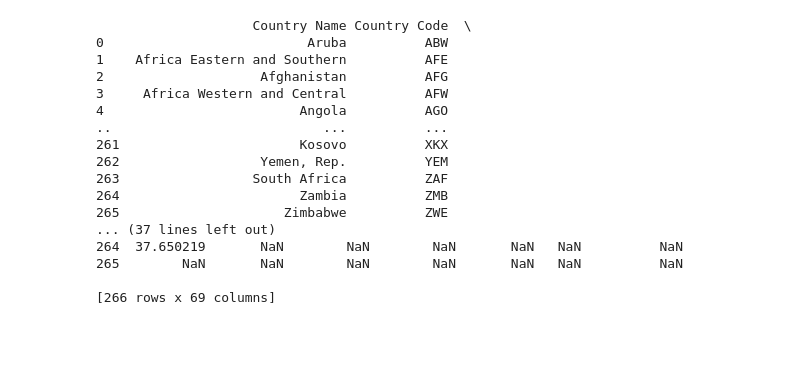
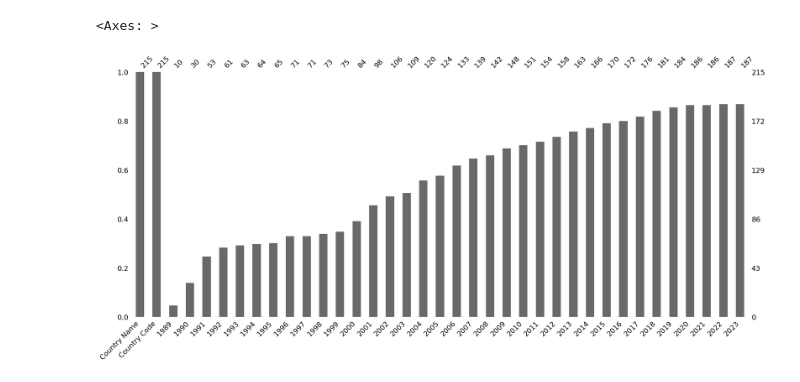
Before and after one commit to HugoTRDLE/advanced_data, a Jupyter notebook: Projet.ipynb, the cells around one changed output. Saved outputs shown, nothing was run; the diff lists cells and outputs as text; code cells hidden in the pictures; blank space fills up the shorter version.

Commit message:
cleaning of education df v1

```diff
--- a/Projet.ipynb
+++ b/Projet.ipynb
@@ -10,24 +11,41 @@ armed_conflict_df = pd.read_csv("Data/armed_conflict_19462022.csv")
 gdp_df = pd.read_csv("Data/gdp_world.csv", skiprows=4)
 mil_spending_df = pd.read_csv("Data/mil_spending.csv", skiprows=4)
 education_df = pd.read_csv("Data/education_level.csv", skiprows=4)
+
+# List of country codes to keep (recognized country)
+recognized_country_codes = [
+    "AFG", "ALA", "ALB", "DZA", "ASM", "AND", "AGO", "AIA", "ATA", "ATG", "ARG", "ARM", "ABW", "AUS", "AUT", "AZE",
+    "BHS", "BHR", "BGD", "BRB", "BLR", "BEL", "BLZ", "BEN", "BMU", "BTN", "BOL", "BES", "BIH", "BWA", "BVT", "BRA",
+    "IOT", "BRN", "BGR", "BFA", "BDI", "CPV", "KHM", "CMR", "CAN", "CYM", "CAF", "TCD", "CHL", "CHN", "CXR", "CCK",
+    "COL", "COM", "COG", "COD", "COK", "CRI", "CIV", "HRV", "CUB", "CUW", "CYP", "CZE", "DNK", "DJI", "DMA", "DOM",
+    "ECU", "EGY", "SLV", "GNQ", "ERI", "EST", "SWZ", "ETH", "FLK", "FRO", "FJI", "FIN", "FRA", "GUF", "PYF", "ATF",
+    "GAB", "GMB", "GEO", "DEU", "GHA", "GIB", "GRC", "GRL", "GRD", "GLP", "GUM", "GTM", "GGY", "GIN", "GNB", "GUY",
+    "HTI", "HMD", "VAT", "HND", "HKG", "HUN", "ISL", "IND", "IDN", "IRN", "IRQ", "IRL", "IMN", "ISR", "ITA", "JAM",
+    "JPN", "JEY", "JOR", "KAZ", "KEN", "KIR", "PRK", "KOR", "KWT", "KGZ", "LAO", "LVA", "LBN", "LSO", "LBR", "LBY",
+    "LIE", "LTU", "LUX", "MAC", "MDG", "MWI", "MYS", "MDV", "MLI", "MLT", "MHL", "MTQ", "MRT", "MUS", "MYT", "MEX",
+    "FSM", "MDA", "MCO", "MNG", "MNE", "MSR", "MAR", "MOZ", "MMR", "NAM", "NRU", "NPL", "NLD", "NCL", "NZL", "NIC",
+    "NER", "NGA", "NIU", "NFK", "MKD", "MNP", "NOR", "OMN", "PAK", "PLW", "PSE", "PAN", "PNG", "PRY", "PER", "PHL",
+    "PCN", "POL", "PRT", "PRI", "QAT", "REU", "ROU", "RUS", "RWA", "BLM", "SHN", "KNA", "LCA", "MAF", "SPM", "VCT",
+    "WSM", "SMR", "STP", "SAU", "SEN", "SRB", "SYC", "SLE", "SGP", "SXM", "SVK", "SVN", "SLB", "SOM", "ZAF", "SGS",
+    "SSD", "ESP", "LKA", "SDN", "SUR", "SJM", "SWE", "CHE", "SYR", "TWN", "TJK", "TZA", "THA", "TLS", "TGO", "TKL",
+    "TON", "TTO", "TUN", "TUR", "TKM", "TCA", "TUV", "UGA", "UKR", "ARE", "GBR", "USA", "UMI", "URY", "UZB", "VUT",
+    "VEN", "VNM", "VGB", "VIR", "WLF", "ESH", "YEM", "ZMB", "ZWE"
+]
+
+# Cleaning of education_df
+# Removing this column, same info for all
+education_df.drop(columns=['Indicator Code'], inplace=True)
+
+
+# Filter the DataFrame to keep only rows with recognized country codes
+education_df = education_df[education_df['Country Code'].isin(recognized_country_codes)]
+
+# Our main data set start in 1989:
+selected_columns = ['Country Name', 'Country Code'] + list(education_df.loc[:, '1989':'2023'])
+education_df = education_df[selected_columns]
 # %%
-# Cleaning of education_df
-print(education_df)
+# Visualize missing values as a matrix
+msno.bar(education_df)
 # %% [output]
-                    Country Name Country Code  \
-0                          Aruba          ABW
-1    Africa Eastern and Southern          AFE
-2                    Afghanistan          AFG
-3     Africa Western and Central          AFW
-4                         Angola          AGO
-..                           ...          ...
-261                       Kosovo          XKX
-262                  Yemen, Rep.          YEM
-263                 South Africa          ZAF
-264                       Zambia          ZMB
-265                     Zimbabwe          ZWE
-... (37 lines left out)
-264  37.650219       NaN        NaN        NaN       NaN   NaN          NaN
-265        NaN       NaN        NaN        NaN       NaN   NaN          NaN
-
-[266 rows x 69 columns]
+<Axes: >
+[figure, added]
```
Also changed, not shown: parts of 3 cells of this notebook, 1 other file.
